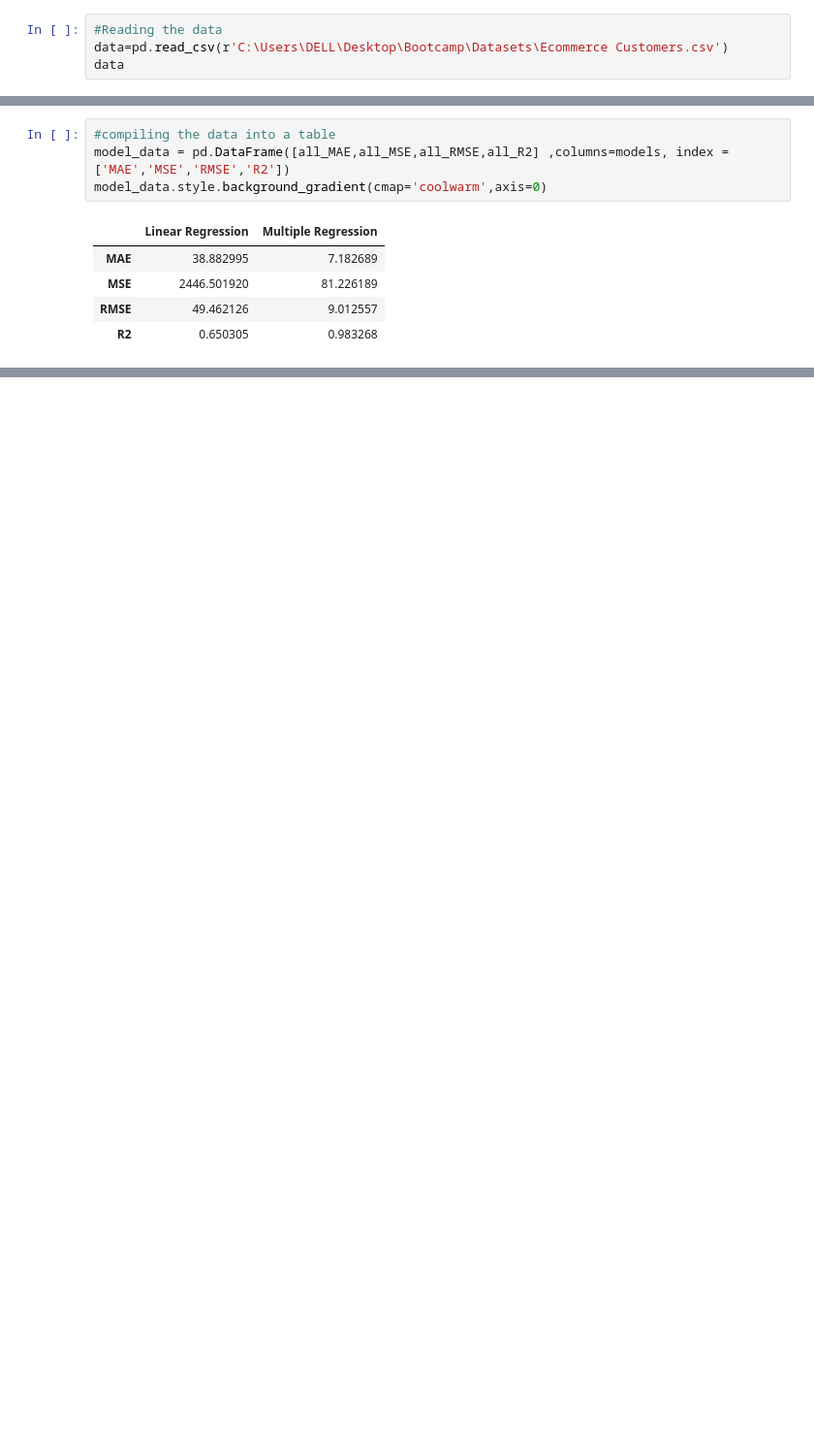
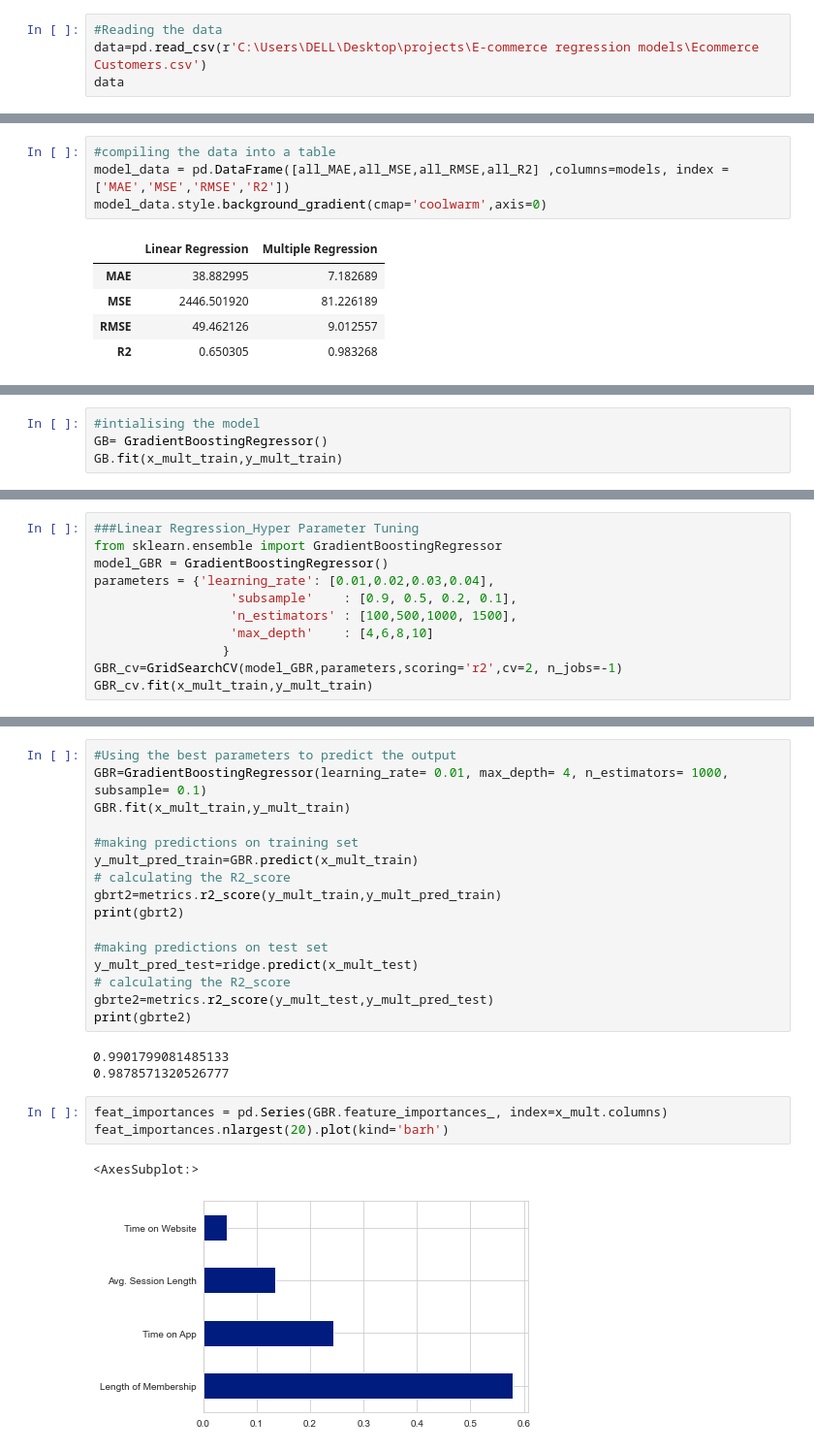
Before and after one commit to Selvakumar13/E-Commerce_Regression_Model, a Jupyter notebook: E-commerce_Regression_Models.ipynb, the cells around one changed output, grey strips where cells are left out. Shown at 97% size. Drawn from its saved outputs; the diff is of its cells as text; blank space fills up the shorter version.

```diff
--- a/E-commerce_Regression_Models.ipynb
+++ b/E-commerce_Regression_Models.ipynb
@@ -12,7 +12,7 @@ sns.set_palette(palette)
 sns.set_style('whitegrid')
 # %%
 #Reading the data
-data=pd.read_csv(r'C:\Users\DELL\Desktop\Bootcamp\Datasets\Ecommerce Customers.csv')
+data=pd.read_csv(r'C:\Users\DELL\Desktop\projects\E-commerce regression models\Ecommerce Customers.csv')
 data
 # %% [output]
 |  | Email | Address | Avatar | Avg. Session Length | Time on App | Time on Website | Length of Membership | ... |
@@ -349,0 +353,4 @@ Here, the R2 score of Training data> Testing Data.
+# %%
+#intialising the model
+GB= GradientBoostingRegressor()
+GB.fit(x_mult_train,y_mult_train)
@@ -349,0 +375,11 @@ Here, the R2 score of Training data> Testing Data.
+# %%
+###Linear Regression_Hyper Parameter Tuning
+from sklearn.ensemble import GradientBoostingRegressor
+model_GBR = GradientBoostingRegressor()
+parameters = {'learning_rate': [0.01,0.02,0.03,0.04],
+                  'subsample'    : [0.9, 0.5, 0.2, 0.1],
+                  'n_estimators' : [100,500,1000, 1500],
+                  'max_depth'    : [4,6,8,10]
+                 }
+GBR_cv=GridSearchCV(model_GBR,parameters,scoring='r2',cv=2, n_jobs=-1)
+GBR_cv.fit(x_mult_train,y_mult_train)
@@ -349,0 +398,25 @@ Here, the R2 score of Training data> Testing Data.
+# %%
+#Using the best parameters to predict the output
+GBR=GradientBoostingRegressor(learning_rate= 0.01, max_depth= 4, n_estimators= 1000, subsample= 0.1)
+GBR.fit(x_mult_train,y_mult_train)
+
+#making predictions on training set
+y_mult_pred_train=GBR.predict(x_mult_train)
+# calculating the R2_score
+gbrt2=metrics.r2_score(y_mult_train,y_mult_pred_train)
+print(gbrt2)
+
+#making predictions on test set
+y_mult_pred_test=ridge.predict(x_mult_test)
+# calculating the R2_score
+gbrte2=metrics.r2_score(y_mult_test,y_mult_pred_test)
+print(gbrte2)
+# %% [output]
+0.9901799081485133
+0.9878571320526777
+# %%
+feat_importances = pd.Series(GBR.feature_importances_, index=x_mult.columns)
+feat_importances.nlargest(20).plot(kind='barh')
+# %% [output]
+<AxesSubplot:>
+[figure, added]
```
Also changed, not shown: parts of 55 cells of this notebook.
